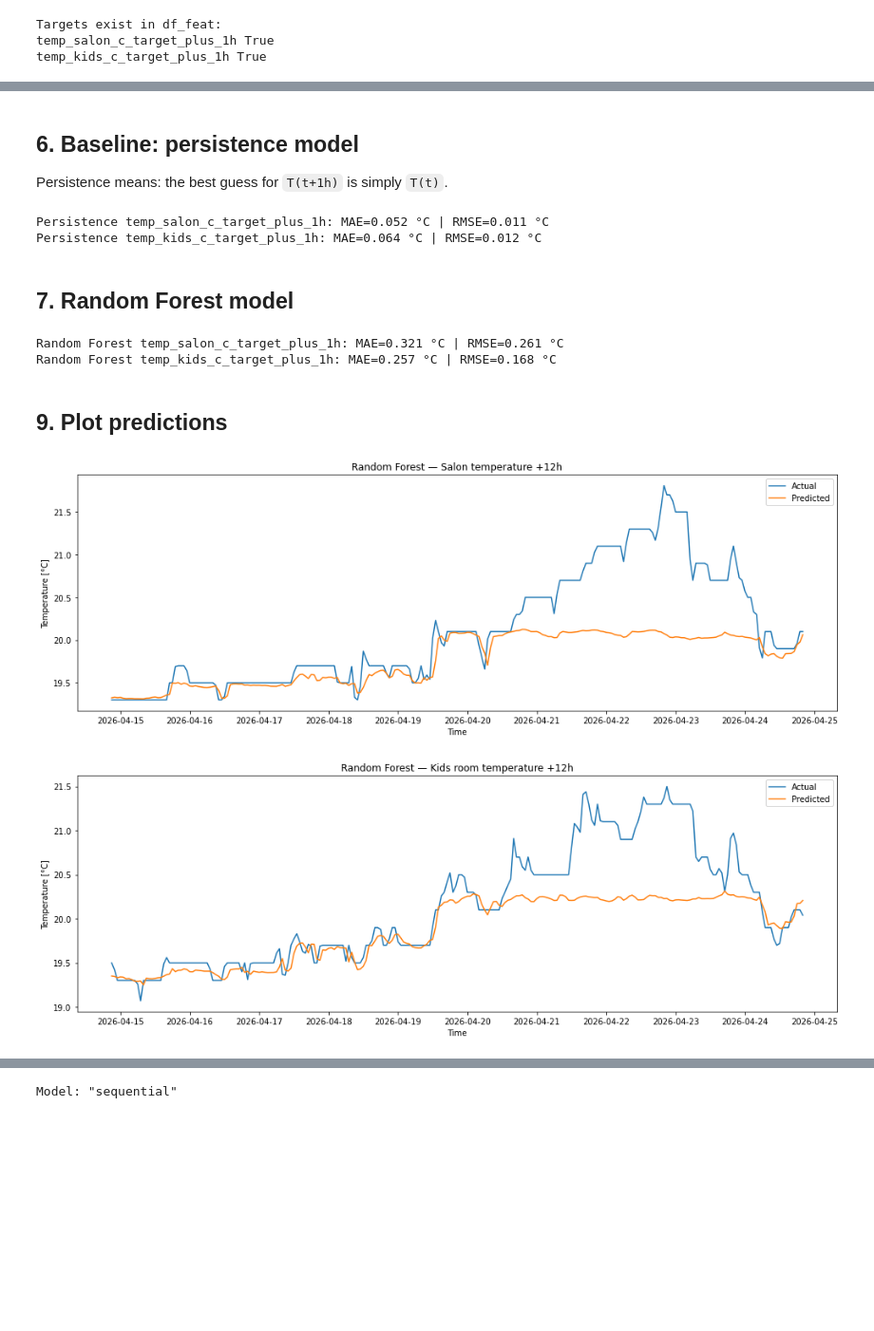
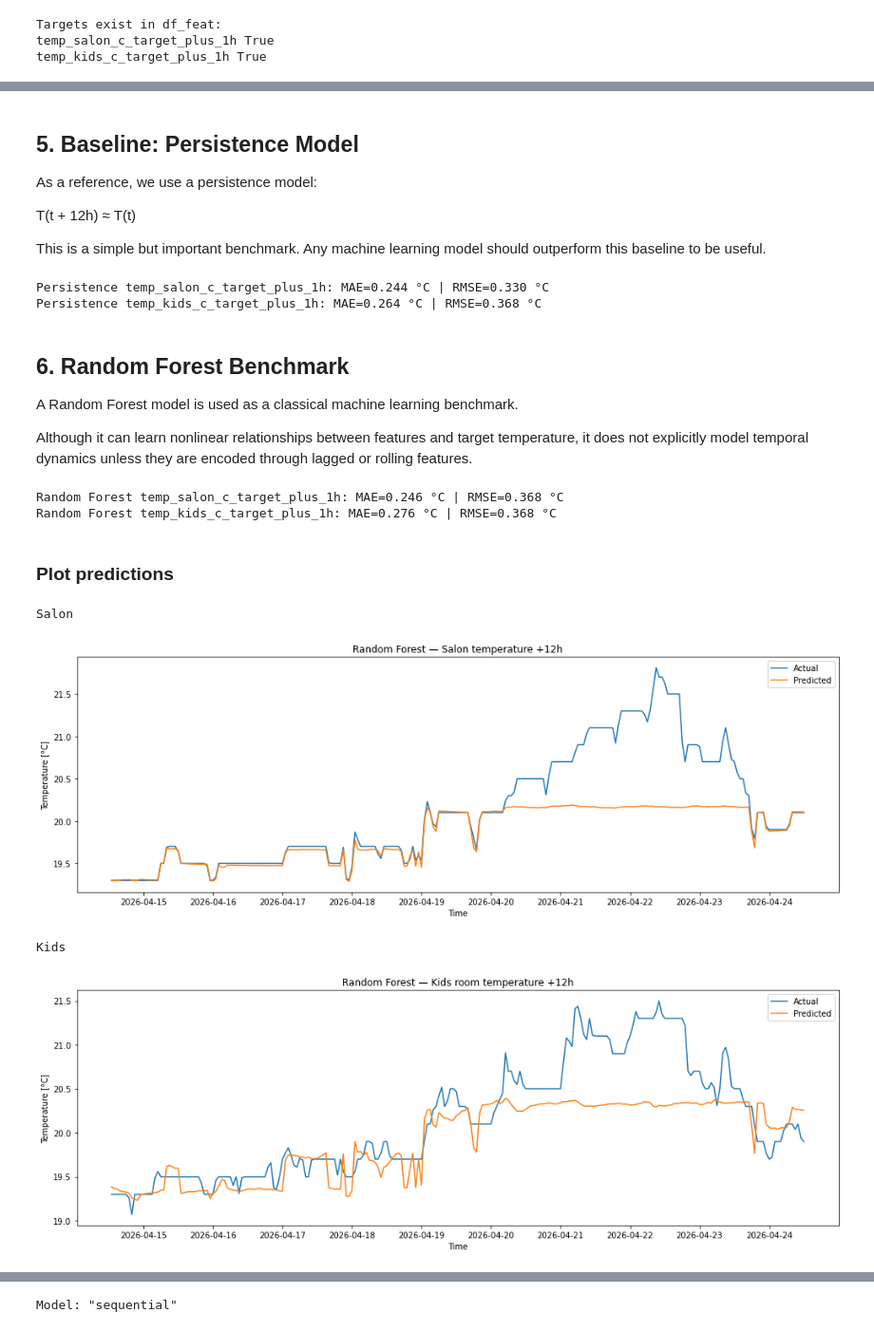
Before and after one commit to sotdousk/residential-thermal-digital-twin, a Jupyter notebook: notebooks/06_ml_temperature_prediction.ipynb, the cells around one changed output, grey strips where cells are left out. Shown at 95% size. Drawn from its saved outputs; the diff is of its cells as text; code cells hidden in the pictures; blank space fills up the shorter version.

```diff
--- a/notebooks/06_ml_temperature_prediction.ipynb
+++ b/notebooks/06_ml_temperature_prediction.ipynb
@@ -93,7 +76,7 @@ Name: count, dtype: int64
 df = df.resample("1h").mean()
 
 # Interpolate short gaps only. Long initial gaps in outdoor sensors remain NaN and will be dropped later.
-df = df.interpolate(methods="time", limit=4)
+df = df.interpolate(method="time", limit=4)
 
 # Optional: add mean outdoor conditions if both sides exist
 df["temp_out_mean_c"] = df[["temp_out_1_b_c", "temp_out_2_n_c"]].mean(axis=1)
@@ -103,4 +86,4 @@ df["hum_out_mean"] = df[["hum_out_1_b", "hum_out_2_n"]].mean(axis=1)
 # Confirm which outdoor sensor is north/south in your setup before interpreting physically.
 df["solar_proxy_temp_delta"] = df["temp_out_2_n_c"] - df["temp_out_1_b_c"]
 
-display(df.tail())
+# display(df.tail())
@@ -115 +98,6 @@ display(df.tail())
+# %%
+forecast_horizon = 12
+
+df["target_T_12h"] = df["temp_salon_c"].shift(-forecast_horizon)
+df["target_deltaT_12h"] = df["target_T_12h"] - df["temp_salon_c"]
 # %% [markdown]
@@ -148,7 +136,7 @@ def add_rolling_features(data: pd.DataFrame, columns, windows) -> pd.DataFrame:
     return out
 # %%
 feat = df.copy()
-horizon = 1
+horizon = 12
 
 feat["temp_diff_south"] = feat["temp_out_2_n_c"] - feat["temp_salon_c"]
 feat["temp_diff_north"] = feat["temp_out_1_b_c"] - feat["temp_salon_c"]
@@ -276,7 +235,11 @@ Test: 2026-04-14 21:00:00 → 2026-04-27 04:00:00 (296, 84)
 # %% [markdown]
-## 6. Baseline: persistence model
+## 5. Baseline: Persistence Model
 
-Persistence means: the best guess for `T(t+1h)` is simply `T(t)`.
+As a reference, we use a persistence model:
+
+T(t + 12h) ≈ T(t)
+
+This is a simple but important benchmark. Any machine learning model should outperform this baseline to be useful.
 # %%
 baseline_map = {
     "temp_salon_c_target_plus_1h": "temp_salon_c",
@@ -287,15 +250,19 @@ for target_col, current_col in baseline_map.items():
     y_true = y_test[target_col]
     y_pred = X_test[current_col]
 
-    mae = mean_absolute_error(y_true, y_pred)
-    rmse = mean_squared_error(y_true, y_pred)
+    mae_persistence = mean_absolute_error(y_true, y_pred)
+    rmse_persistence = np.sqrt(mean_squared_error(y_true, y_pred))
 
-    print(f"Persistence {target_col}: MAE={mae:.3f} °C | RMSE={rmse:.3f} °C")
+    print(f"Persistence {target_col}: MAE={mae_persistence:.3f} °C | RMSE={rmse_persistence:.3f} °C")
 # %% [output]
-Persistence temp_salon_c_target_plus_1h: MAE=0.052 °C | RMSE=0.011 °C
-Persistence temp_kids_c_target_plus_1h: MAE=0.064 °C | RMSE=0.012 °C
+Persistence temp_salon_c_target_plus_1h: MAE=0.244 °C | RMSE=0.330 °C
+Persistence temp_kids_c_target_plus_1h: MAE=0.264 °C | RMSE=0.368 °C
 # %% [markdown]
-## 7. Random Forest model
+## 6. Random Forest Benchmark
+
+A Random Forest model is used as a classical machine learning benchmark.
+
+Although it can learn nonlinear relationships between features and target temperature, it does not explicitly model temporal dynamics unless they are encoded through lagged or rolling features.
 # %%
 rf = RandomForestRegressor(
     n_estimators=400,
@@ -308,29 +275,35 @@ rf.fit(X_train, y_train)
 rf_pred = pd.DataFrame(rf.predict(X_test), index=X_test.index, columns=target_cols)
 
 for col in target_cols:
-    mae = mean_absolute_error(y_test[col], rf_pred[col])
-    rmse = mean_squared_error(y_test[col], rf_pred[col])
-    print(f"Random Forest {col}: MAE={mae:.3f} °C | RMSE={rmse:.3f} °C")
+    mae_rf = mean_absolute_error(y_test[col], rf_pred[col])
+    rmse_rf = np.sqrt(mean_squared_error(y_true, y_pred))
+    print(f"Random Forest {col}: MAE={mae_rf:.3f} °C | RMSE={rmse_rf:.3f} °C")
 # %% [output]
-Random Forest temp_salon_c_target_plus_1h: MAE=0.321 °C | RMSE=0.261 °C
-Random Forest temp_kids_c_target_plus_1h: MAE=0.257 °C | RMSE=0.168 °C
+Random Forest temp_salon_c_target_plus_1h: MAE=0.246 °C | RMSE=0.368 °C
+Random Forest temp_kids_c_target_plus_1h: MAE=0.276 °C | RMSE=0.368 °C
 # %% [markdown]
-## 9. Plot predictions
+### Plot predictions
 # %%
 def plot_prediction(y_true, y_pred, target_col, title, n=240):
     plt.figure(figsize=(14, 5))
     plt.plot(y_true[target_col].iloc[:n].index, y_true[target_col].iloc[:n], label="Actual")
     plt.plot(y_pred[target_col].iloc[:n].index, y_pred[target_col].iloc[:n], label="Predicted")
     plt.title(title)
     plt.ylabel("Temperature [°C]")
     plt.xlabel("Time")
     plt.legend()
     plt.tight_layout()
+    room = title.split(" ")[3]
+    full_path = f"../reports/figures/06_ml_temperature_prediction/RandomForest_{room}.png"
+    plt.savefig(full_path, dpi=300, facecolor='white')
+
     plt.show()
 
 
 plot_prediction(y_test, rf_pred, target_cols[0], "Random Forest — Salon temperature +12h")
 plot_prediction(y_test, rf_pred, target_cols[1], "Random Forest — Kids room temperature +12h")
 # %% [output]
+Salon
-[figure, old version]
+[figure, new version]
+Kids
-[figure, old version]
+[figure, new version]
```
Also changed, not shown: parts of 53 cells of this notebook, 12 other files.
